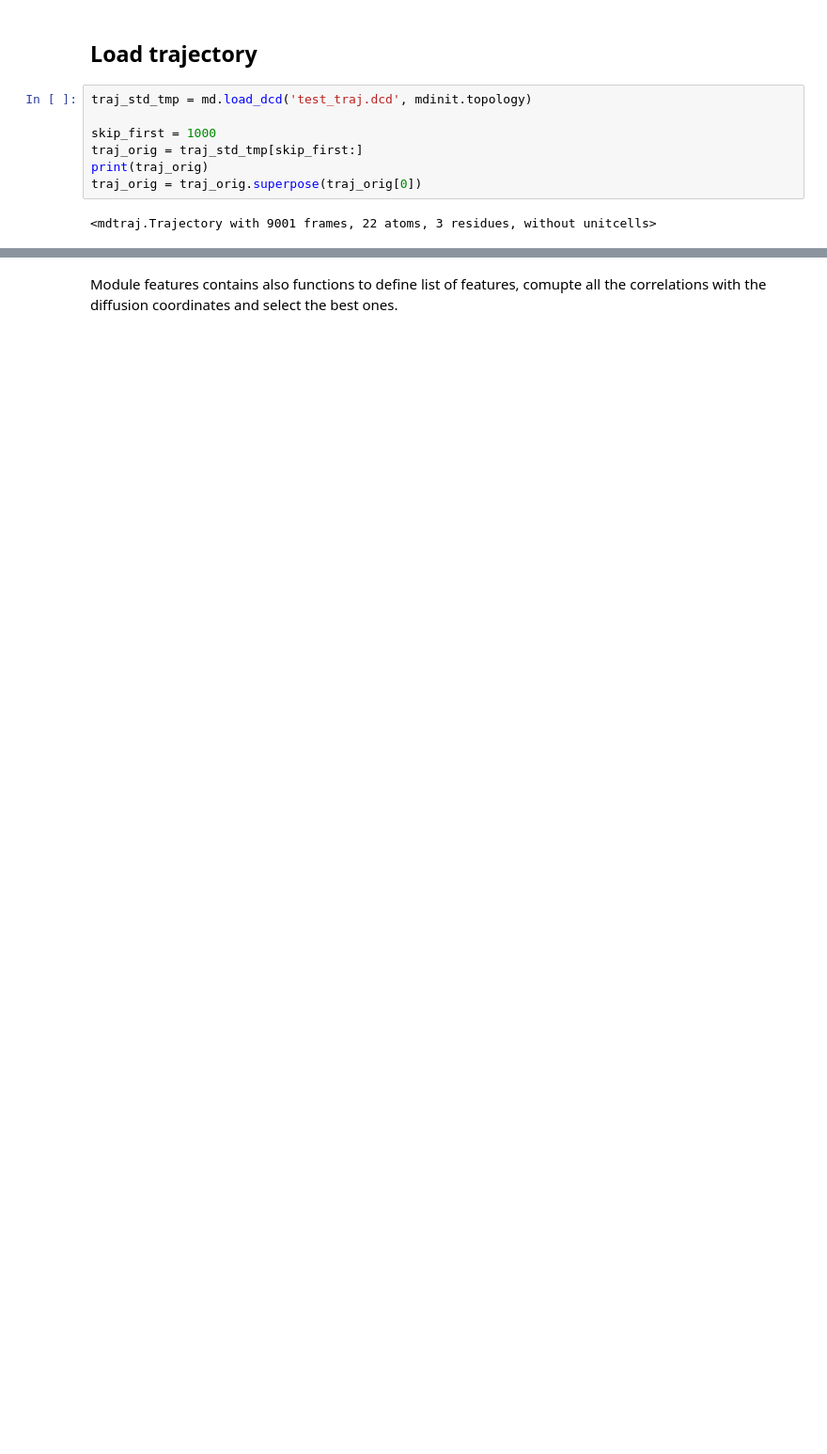
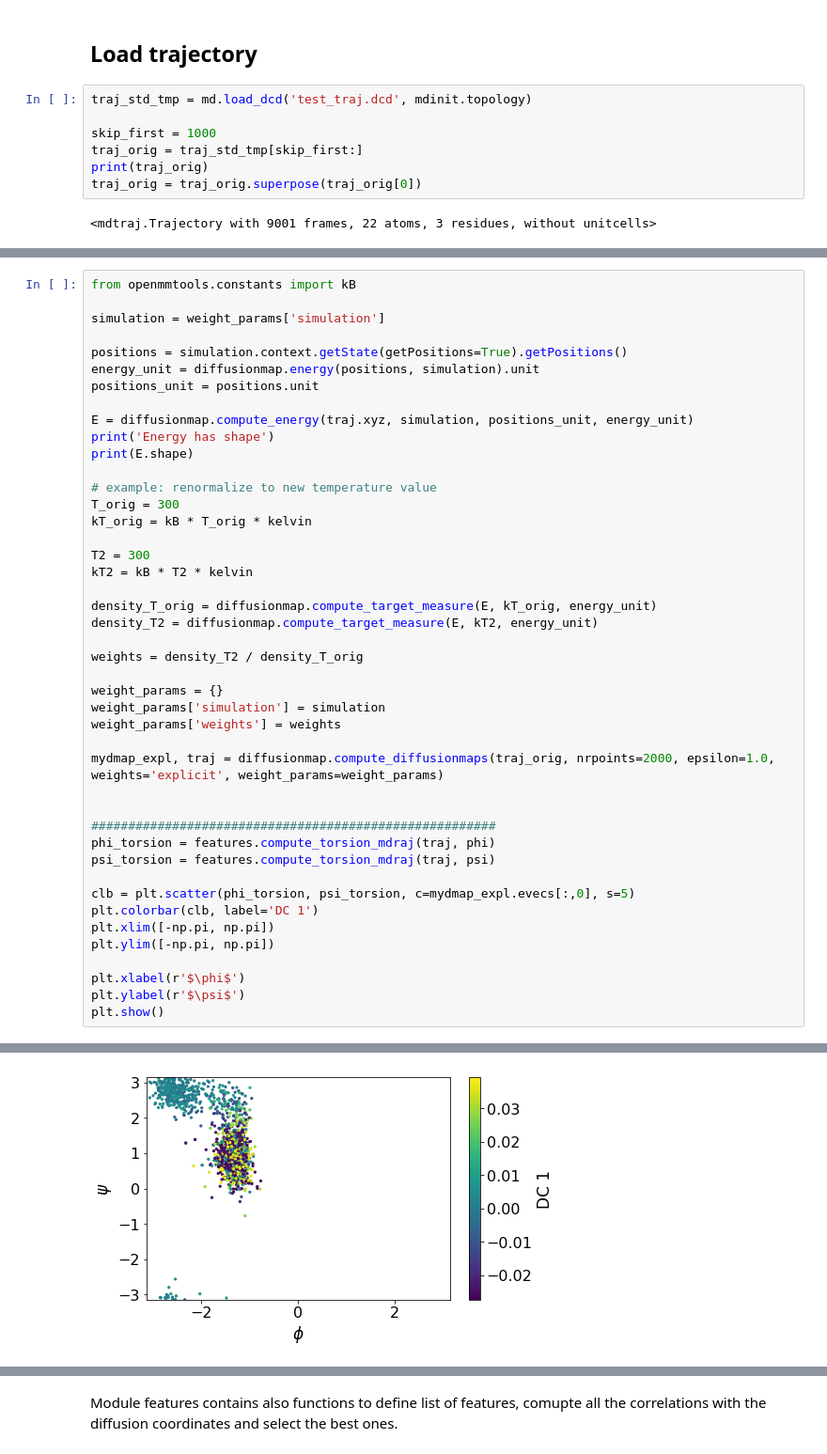
Before and after one commit to ZofiaTr/mdfeature, a Jupyter notebook: notebooks/test_mdfeature.ipynb, the cells around one changed output, grey strips where cells are left out. Shown at 94% size. Saved outputs shown, nothing was run; the diff lists cells and outputs as text; blank space fills up the shorter version.

```diff
--- a/notebooks/test_mdfeature.ipynb
+++ b/notebooks/test_mdfeature.ipynb
@@ -137,0 +231,45 @@ Module diffusionmap allows to compute the diffusion maps from the trajectory.
+# %%
+from openmmtools.constants import kB
+
+simulation = weight_params['simulation']
+
+positions = simulation.context.getState(getPositions=True).getPositions()
+energy_unit = diffusionmap.energy(positions, simulation).unit
+positions_unit = positions.unit
+
+E = diffusionmap.compute_energy(traj.xyz, simulation, positions_unit, energy_unit)
+print('Energy has shape')
+print(E.shape)
+
+# example: renormalize to new temperature value
+T_orig = 300
+kT_orig = kB * T_orig * kelvin
+
+T2 = 300
+kT2 = kB * T2 * kelvin
+
+density_T_orig = diffusionmap.compute_target_measure(E, kT_orig, energy_unit)
+density_T2 = diffusionmap.compute_target_measure(E, kT2, energy_unit)
+
+weights = density_T2 / density_T_orig
+
+weight_params = {}
+weight_params['simulation'] = simulation
+weight_params['weights'] = weights
+
+mydmap_expl, traj = diffusionmap.compute_diffusionmaps(traj_orig, nrpoints=2000, epsilon=1.0, weights='explicit', weight_params=weight_params)
+
+
+#######################################################
+phi_torsion = features.compute_torsion_mdraj(traj, phi)
+psi_torsion = features.compute_torsion_mdraj(traj, psi)
+
+clb = plt.scatter(phi_torsion, psi_torsion, c=mydmap_expl.evecs[:,0], s=5)
+plt.colorbar(clb, label='DC 1')
+plt.xlim([-np.pi, np.pi])
+plt.ylim([-np.pi, np.pi])
+
+plt.xlabel(r'$\phi$')
+plt.ylabel(r'$\psi$')
+plt.show()
+# %% [output]
@@ -137,0 +282 @@ Module diffusionmap allows to compute the diffusion maps from the trajectory.
+[figure, added]
```
Also changed, not shown: parts of 21 cells of this notebook, 9 other files.
